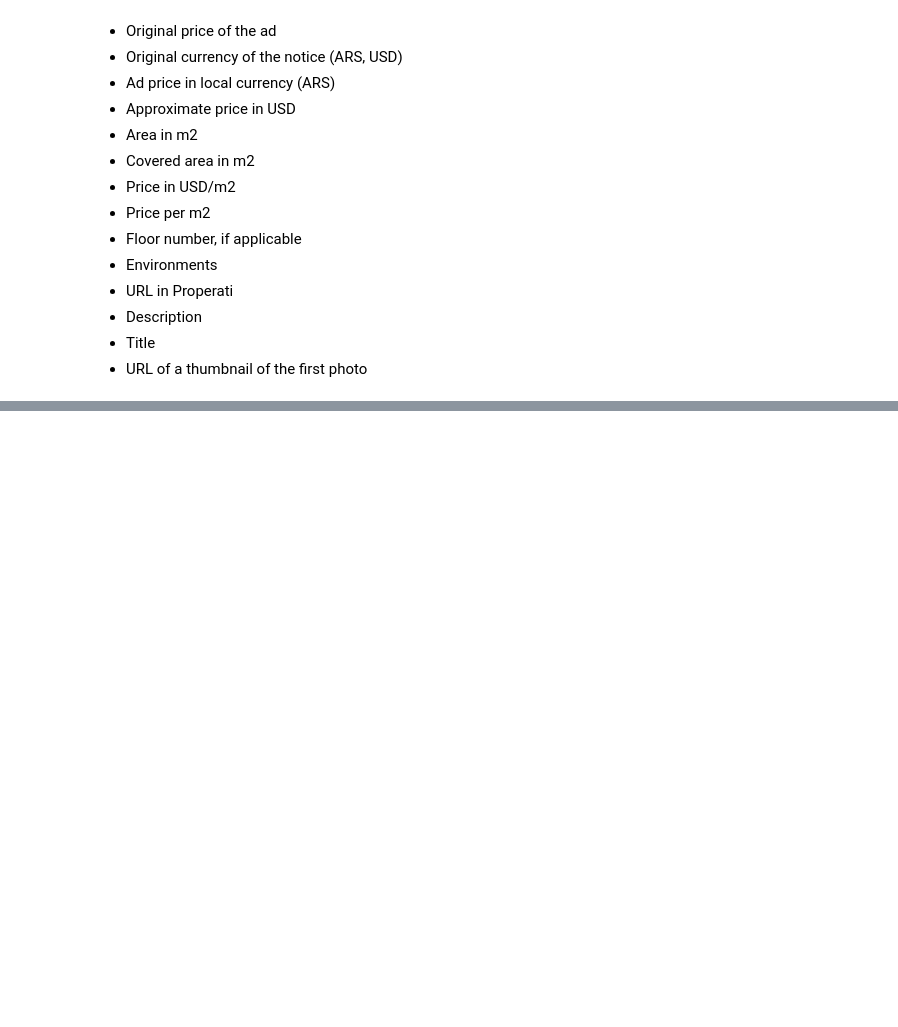
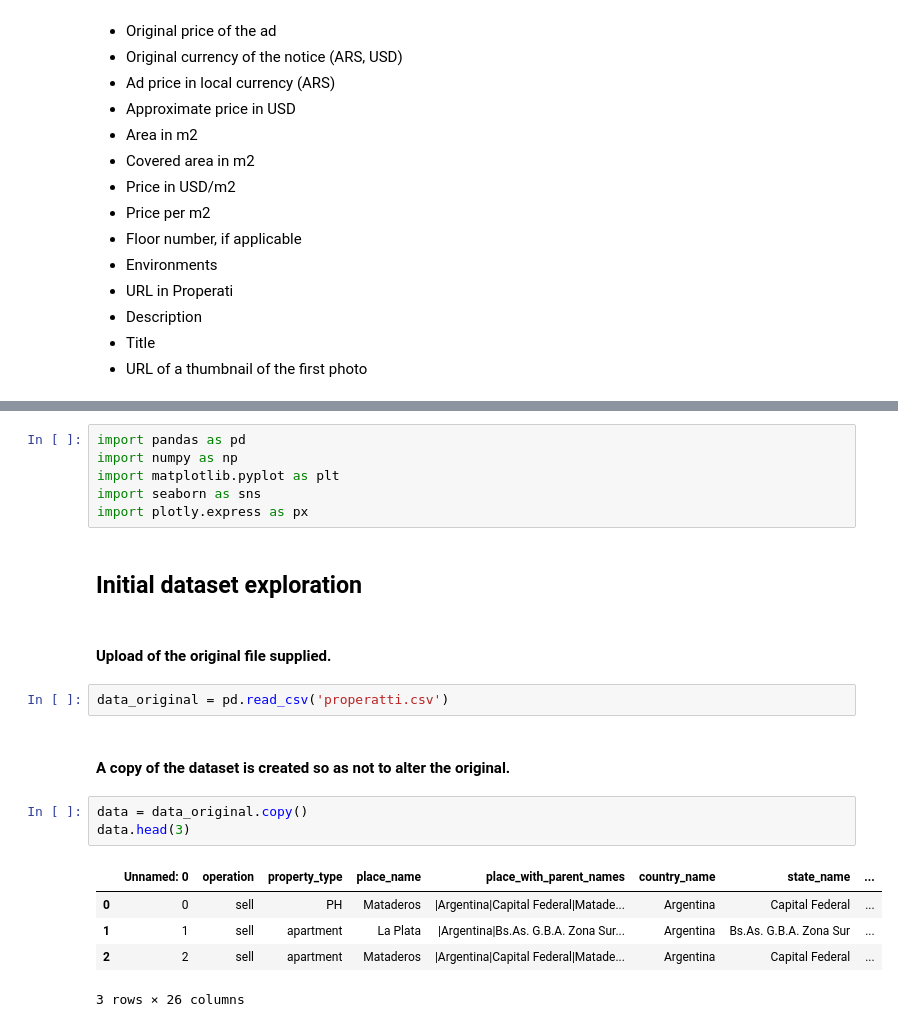
Before and after one commit to JonnathanDMT/Exploratory-Data-Analysis, a Jupyter notebook: CodeWS1.ipynb, the cells around one changed output, grey strips where cells are left out. Cells and saved outputs as stored; diff of their text form; blank space fills up the shorter version.

```diff
--- a/CodeWS1.ipynb
+++ b/CodeWS1.ipynb
@@ -44,0 +47,23 @@ The dataset contains information about all the georeferenced properties in the c
+# %%
+import pandas as pd
+import numpy as np
+import matplotlib.pyplot as plt
+import seaborn as sns
+import plotly.express as px
+# %% [markdown]
+## Initial dataset exploration
+# %% [markdown]
+#### Upload of the original file supplied.
+# %%
+data_original = pd.read_csv('properatti.csv')
+# %% [markdown]
+#### A copy of the dataset is created so as not to alter the original.
+# %%
+data = data_original.copy()
+data.head(3)
+# %% [output]
+|  | Unnamed: 0 | operation | property_type | place_name | place_with_parent_names | country_name | state_name | ... |
+| 0 | 0 | sell | PH | Mataderos | |Argentina|Capital Federal|Matade... | Argentina | Capital Federal | ... |
+| 1 | 1 | sell | apartment | La Plata | |Argentina|Bs.As. G.B.A. Zona Sur... | Argentina | Bs.As. G.B.A. Zona Sur | ... |
+| 2 | 2 | sell | apartment | Mataderos | |Argentina|Capital Federal|Matade... | Argentina | Capital Federal | ... |
+3 rows × 26 columns
```
Also changed, not shown: parts of 11 cells of this notebook.
